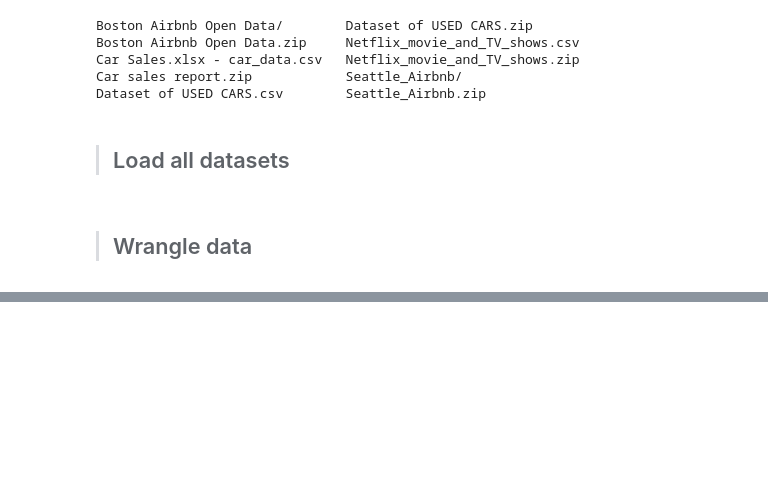
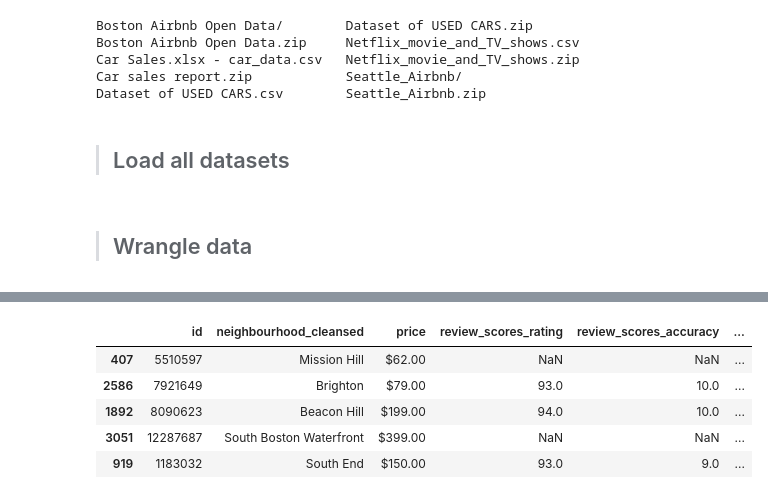
Before and after one commit to GinnCheng/Proj-Kaggle-Airbnb, a Jupyter notebook: main_script.ipynb, the cells around one changed output, grey strips where cells are left out. Saved outputs shown, nothing was run; the diff lists cells and outputs as text; code cells hidden in the pictures; blank space fills up the shorter version.

```diff
--- a/main_script.ipynb
+++ b/main_script.ipynb
@@ -329,0 +80,12 @@ memory usage: 23.3+ GB
+# %%
+# save the dataframe for wrangling
+ls_bs, ls_sa, cd_bs, cd_sa = dict_bs['listings'], dict_sa['listings'], dict_bs['calendar'], dict_sa['calendar']
+# %%
+# drop nans
+ls_bs.dropna(how='all', axis=1, inplace=True)
+ls_sa.dropna(how='all', axis=1, inplace=True)
+ls_bs.dropna(how='all', axis=0, inplace=True)
+ls_sa.dropna(how='all', axis=0, inplace=True)
+# get the common columns for better comparision
+ls_com_col = [col for col in ls_bs.columns if col in ls_sa.columns]
+ls_bs, ls_sa = ls_bs[ls_com_col], ls_sa[ls_com_col]
@@ -329,0 +104,13 @@ memory usage: 23.3+ GB
+# %%
+select_ls_col = ['id', 'neighbourhood_cleansed', 'price', 'review_scores_rating', 'review_scores_accuracy', 'review_scores_cleanliness', 'review_scores_checkin', 'review_scores_communication', 'review_scores_location', 'review_scores_value', 'reviews_per_month']
+# %%
+ls_bs, ls_sa = ls_bs[select_ls_col], ls_sa[select_ls_col]
+# %%
+ls_bs.sample(5)
+# %% [output]
+|  | id | neighbourhood_cleansed | price | review_scores_rating | review_scores_accuracy | ... |
+| 407 | 5510597 | Mission Hill | $62.00 | NaN | NaN | ... |
+| 2586 | 7921649 | Brighton | $79.00 | 93.0 | 10.0 | ... |
+| 1892 | 8090623 | Beacon Hill | $199.00 | 94.0 | 10.0 | ... |
+| 3051 | 12287687 | South Boston Waterfront | $399.00 | NaN | NaN | ... |
+| 919 | 1183032 | South End | $150.00 | 93.0 | 9.0 | ... |
```
Also changed, not shown: parts of 43 cells of this notebook.
